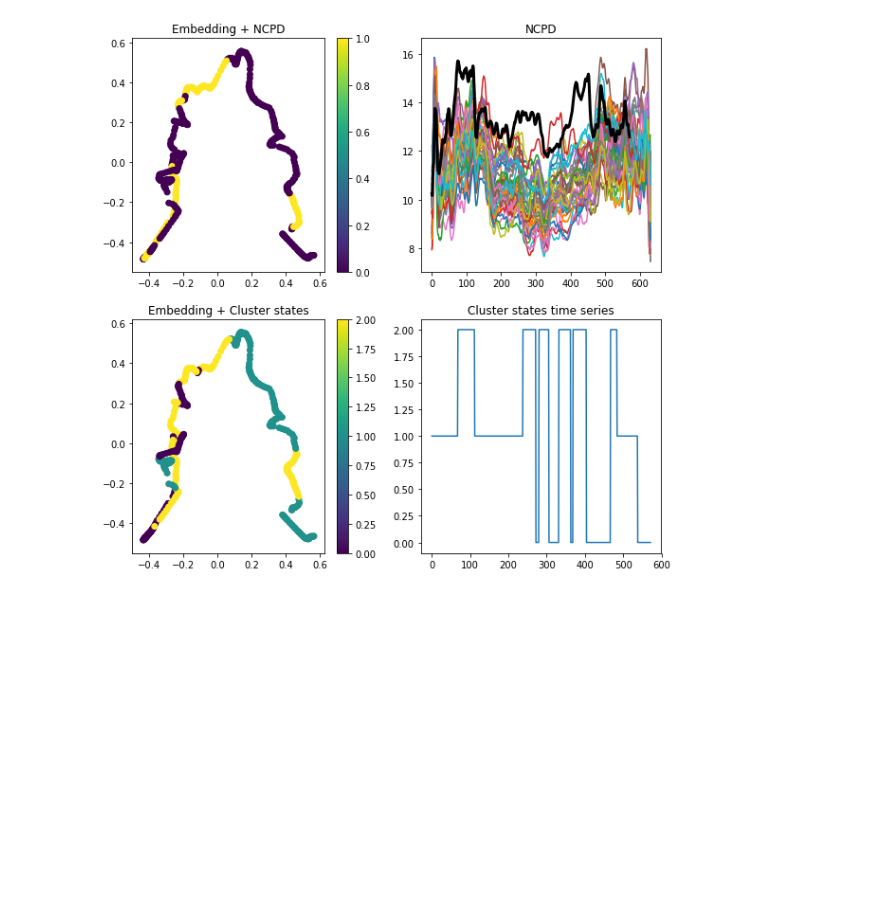
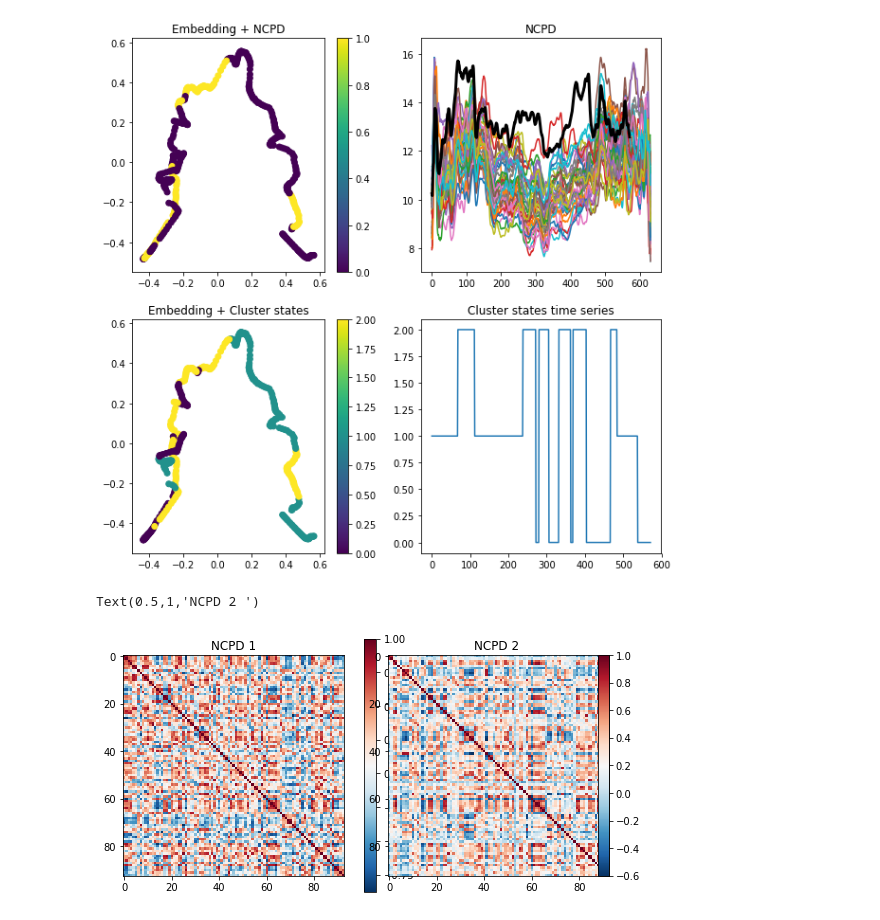
Before and after one commit to majdabd/ADBN, a Jupyter notebook: Links with Low-dimensional Embedding .ipynb, the cells around one changed output. Cells and saved outputs as stored; diff of their text form; code cells hidden in the pictures; blank space fills up the shorter version.

```diff
--- a/Links with Low-dimensional Embedding .ipynb
+++ b/Links with Low-dimensional Embedding .ipynb
@@ -100,0 +99,12 @@ cor2 = np.load(os.path.join(datapath,"ncpd_states.npz"))['state2']
+# %%
+plt.figure(figsize=(10,10))
+
+ax = plt.subplot(1,2,1)
+plot_matrix(cor1,axes=ax)
+plt.title('NCPD 1')
+ax = plt.subplot(1,2,2)
+plot_matrix(cor2,axes=ax)
+plt.title('NCPD 2 ')
+# %% [output]
+Text(0.5,1,'NCPD 2 ')
+[figure, added]
```
Also changed, not shown: parts of 6 cells of this notebook, 3 other files.
